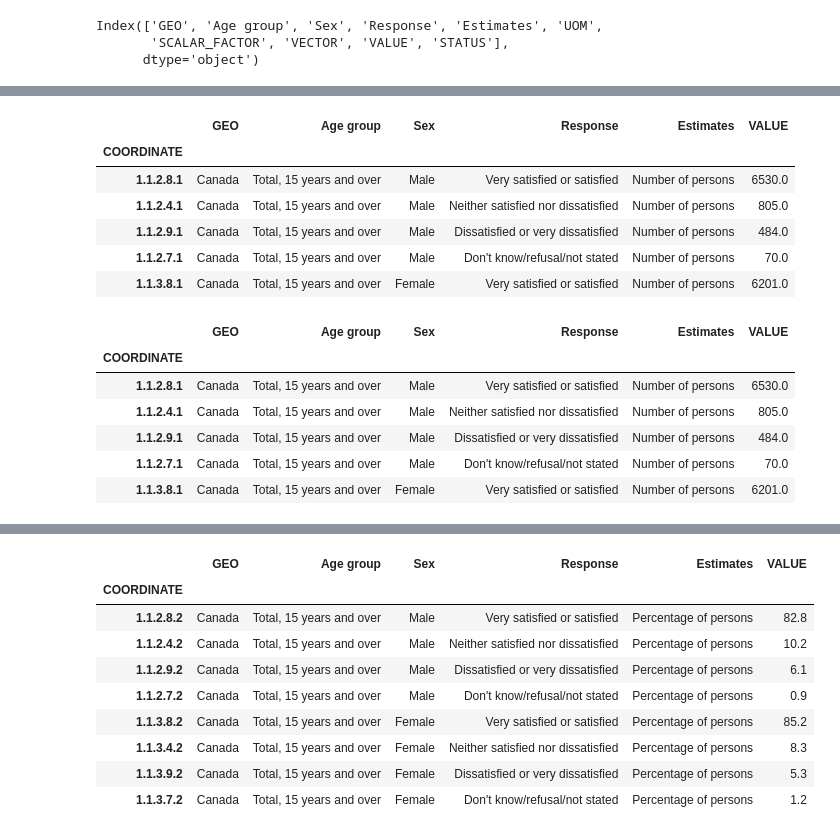
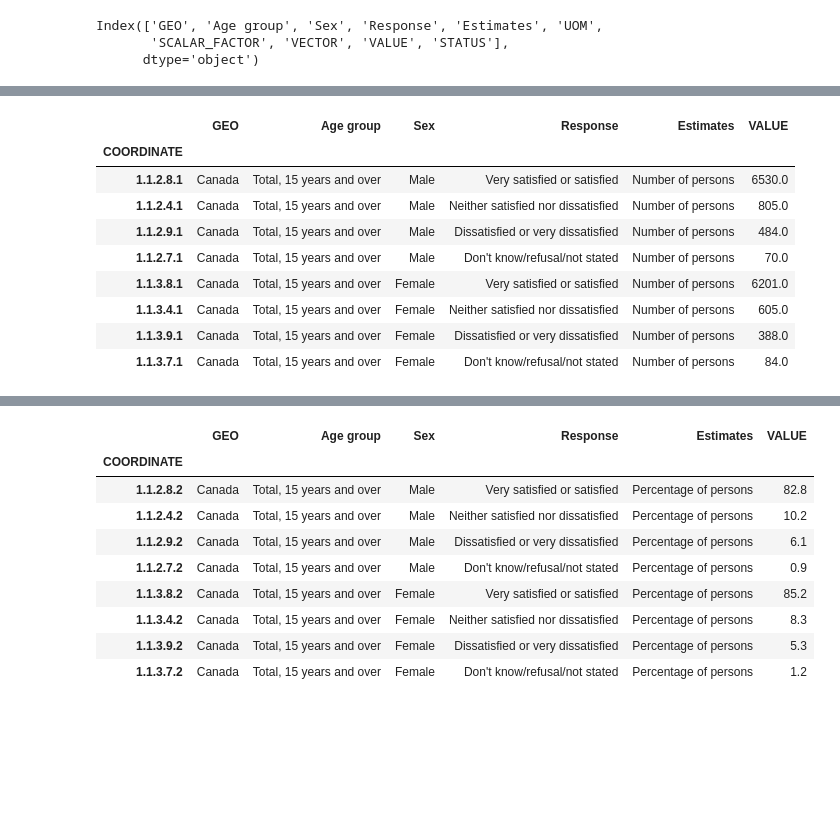
Before and after one commit to hhodek/UofWProject1, a Jupyter notebook: project.ipynb, the cells around one changed output, grey strips where cells are left out. Saved outputs shown, nothing was run; the diff lists cells and outputs as text; code cells hidden in the pictures; blank space fills up the shorter version.

```diff
--- a/project.ipynb
+++ b/project.ipynb
@@ -147,46 +110,41 @@ gend_sat.head()
 # %%
-#TT limit response selections
+#limit response selections
 gend2_sat = gend_sat.loc[(gend_sat["Response"] =="Very satisfied or satisfied") |
                          (gend_sat["Response"] =="Neither satisfied nor dissatisfied") |
                          (gend_sat["Response"] =="Dissatisfied or very dissatisfied") |
                          (gend_sat["Response"] =="Don't know/refusal/not stated")]
-gend2_sat.head()
+#gend2_sat.head()
-# %% [output]
-|  | GEO | Age group | Sex | Response | Estimates | VALUE |
-| COORDINATE |  |  |  |  |  |  |
-| 1.1.2.8.1 | Canada | Total, 15 years and over | Male | Very satisfied or satisfied | Number of persons | 6530.0 |
-| 1.1.2.4.1 | Canada | Total, 15 years and over | Male | Neither satisfied nor dissatisfied | Number of persons | 805.0 |
-| 1.1.2.9.1 | Canada | Total, 15 years and over | Male | Dissatisfied or very dissatisfied | Number of persons | 484.0 |
-| 1.1.2.7.1 | Canada | Total, 15 years and over | Male | Don't know/refusal/not stated | Number of persons | 70.0 |
-| 1.1.3.8.1 | Canada | Total, 15 years and over | Female | Very satisfied or satisfied | Number of persons | 6201.0 |
 # %%
 # limit to only total group/age
 gender_sat = gend2_sat.loc[(gend2_sat["Age group"] == "Total, 15 years and over")]
-gender_sat.head()
+#gender_sat.head()
-# %% [output]
-|  | GEO | Age group | Sex | Response | Estimates | VALUE |
-| COORDINATE |  |  |  |  |  |  |
-| 1.1.2.8.1 | Canada | Total, 15 years and over | Male | Very satisfied or satisfied | Number of persons | 6530.0 |
-| 1.1.2.4.1 | Canada | Total, 15 years and over | Male | Neither satisfied nor dissatisfied | Number of persons | 805.0 |
-| 1.1.2.9.1 | Canada | Total, 15 years and over | Male | Dissatisfied or very dissatisfied | Number of persons | 484.0 |
-| 1.1.2.7.1 | Canada | Total, 15 years and over | Male | Don't know/refusal/not stated | Number of persons | 70.0 |
-| 1.1.3.8.1 | Canada | Total, 15 years and over | Female | Very satisfied or satisfied | Number of persons | 6201.0 |
 # %%
-#TT Focus only Canada, all ages
+#Focus only Canada, all ages
 gen_canada = gender_sat.loc[(gen_sat["GEO"] == "Canada")]
 
 gen_canada.head(10)
 gen_canada_male = gen_canada.loc[(gen_sat["Sex"] == "Male")]
 gen_canada_female = gen_canada.loc[(gen_sat["Sex"] == "Female")]
 
 # Filter the DataFrame down only to those columns to chart
 resp_gen_male = gen_canada_male[["Response","VALUE"]]
 resp_gen_female = gen_canada_female[["Response","VALUE"]]
 
 
-# Set index so they will be used as labels
+# Set index
 resp_gen_male = resp_gen_male.set_index("Response")
 resp_gen_female = resp_gen_female.set_index("Response")
-resp_gen_male.head()
+#resp_gen_male.head()
 
-xplt = ["Response"]
+gen_canada.head(10)
+# %% [output]
+|  | GEO | Age group | Sex | Response | Estimates | VALUE |
+| COORDINATE |  |  |  |  |  |  |
+| 1.1.2.8.1 | Canada | Total, 15 years and over | Male | Very satisfied or satisfied | Number of persons | 6530.0 |
+| 1.1.2.4.1 | Canada | Total, 15 years and over | Male | Neither satisfied nor dissatisfied | Number of persons | 805.0 |
+| 1.1.2.9.1 | Canada | Total, 15 years and over | Male | Dissatisfied or very dissatisfied | Number of persons | 484.0 |
+| 1.1.2.7.1 | Canada | Total, 15 years and over | Male | Don't know/refusal/not stated | Number of persons | 70.0 |
+| 1.1.3.8.1 | Canada | Total, 15 years and over | Female | Very satisfied or satisfied | Number of persons | 6201.0 |
+| 1.1.3.4.1 | Canada | Total, 15 years and over | Female | Neither satisfied nor dissatisfied | Number of persons | 605.0 |
+| 1.1.3.9.1 | Canada | Total, 15 years and over | Female | Dissatisfied or very dissatisfied | Number of persons | 388.0 |
+| 1.1.3.7.1 | Canada | Total, 15 years and over | Female | Don't know/refusal/not stated | Number of persons | 84.0 |
```
Also changed, not shown: parts of 15 cells of this notebook, 4 other files.
